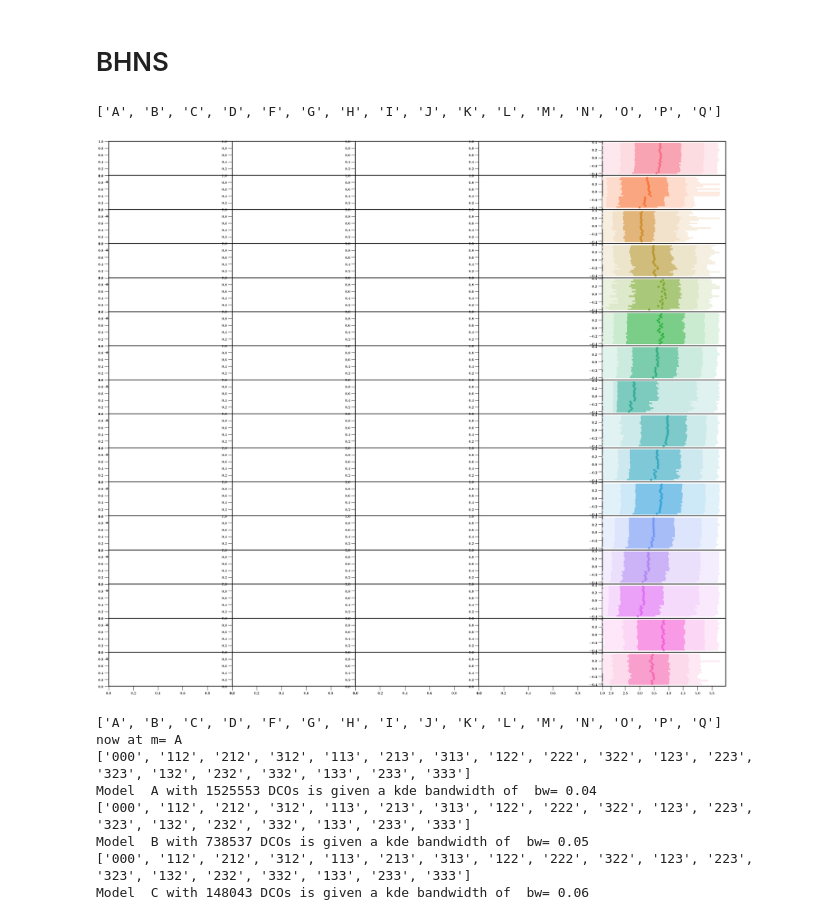
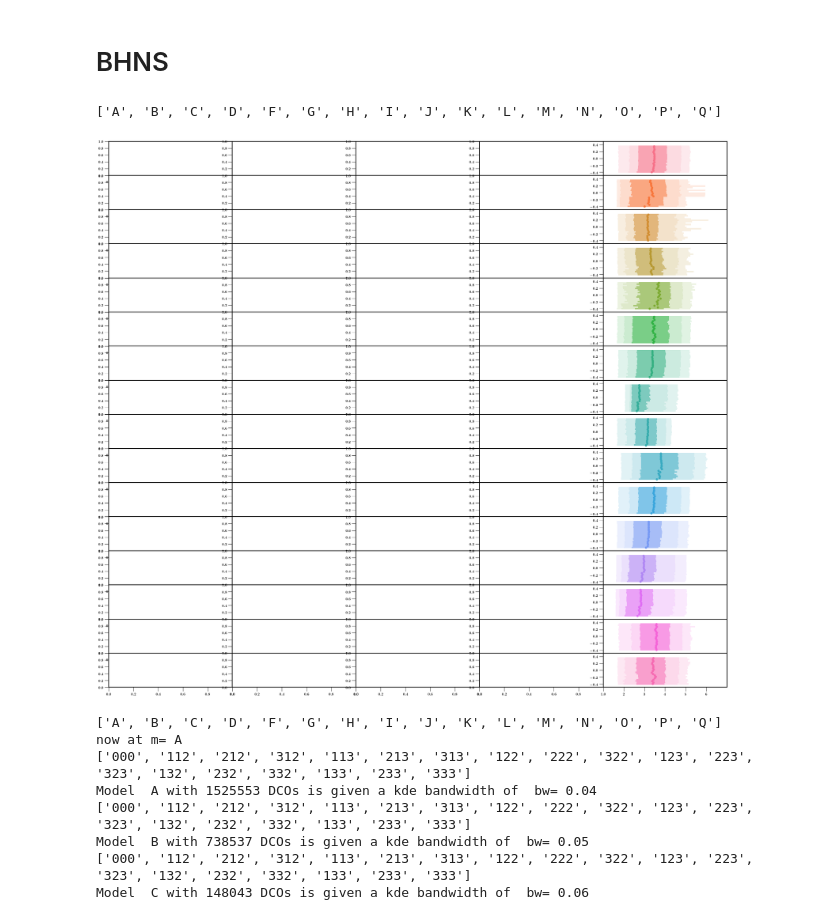
Before and after one commit to FloorBroekgaarden/Double-Compact-Object-Mergers, a Jupyter notebook: plottingCode/Fig_4_and_Fig_5_and_Fig_6/make_figure_4_5_and_6-Only_Masses.ipynb, the cells around one changed output. Cells and saved outputs as stored; diff of their text form; code cells hidden in the pictures.

Commit message:
updated new figure

```diff
--- a/plottingCode/Fig_4_and_Fig_5_and_Fig_6/make_figure_4_5_and_6-Only_Masses.ipynb
+++ b/plottingCode/Fig_4_and_Fig_5_and_Fig_6/make_figure_4_5_and_6-Only_Masses.ipynb
@@ -587,6 +582,21 @@ def plot_percentiles(axe_ind=None, xparam='Mass1', BPSmodelNames=['A'], MSSFRmod
 
 
     return
+# %%
+
+def make_up_axis(axe=None, xlim=[1,3.], ylim=[0.1,10], nameX='xname', nameY='yname', logY=False, logX=False):
+
+    if logY==True:
+        axe.set_yscale('log')
+    if logX==True:
+        axe.set_xscale('log')
+    axe.set_xlim(xlim[0], xlim[1])
+    axe.set_ylim(ylim[0], ylim[1])
+#     if nameX!=None
+#     axe = layoutAxes(ax=axe, nameX=nameX, nameY=nameY)
+
+
+    return
 # %%
 nModels=17
 BPSnameslist = list(string.ascii_uppercase)[0:nModels]
@@ -617,7 +627,9 @@ def mass_distribution_plot(axe_ind=None, xparam='M1', BPSmodelNames=['A'], MSSFR
         plot_percentiles(axe_ind, xparam, BPSmodelNames, MSSFRmodelNames, DCOtype,  \
                               xlim, ylim, whichWeight, path_dir, pathQuantiles)
 
-
+        for ind_bps, bps_name in enumerate(BPSnameslist):
+            axe = ax[ind_bps, axe_ind]
+            make_up_axis(axe=axe, xlim=xlim, ylim=ylim , nameX='xname', nameY='yname', logY=False, logX=False)
 
 
 
@@ -648,35 +660,35 @@ TYPE = 'BHNS'
 # I do NOT want model E
 if 'E' in BPSnameslist:
     BPSnameslist.remove('E')
 print(BPSnameslist)
 
 
 
 whichWeight='det'
 
 
 
 labelname = r' $\mathcal{M}_{\rm{c}}$ $ \,  [\rm{M}_{\odot}]$'
 xparam='ChirpMass'
 mass_distribution_plot(axe_ind=4, xparam=xparam,  BPSmodelNames=BPSnameslist,\
         MSSFRmodelNames=MSSFRnameslist, DCOtype=TYPE, xvarrange=[1, 7],  labelname=labelname, \
-                              xlim=[1.01,6.999], ylim=[0.0,None],  whichWeight=whichWeight,  path_dir=path_dir, quantiles=True)
+                              xlim=[1.01,5.999], ylim=[-0.5, 0.5],  whichWeight=whichWeight,  path_dir=path_dir, quantiles=True)
 
 
 
 plt.tight_layout()
 plt.subplots_adjust(wspace=0, hspace=0)
 plt.savefig('./KDEplot_masses' + whichWeight +'_'  + TYPE+ '.png', transparent=False)
 plt.show()
 plt.close()
 
 
 
 
 # ChirpMass Mass1, Mass2 tc, log10(tc)TotMass, q, metallicitySystems,log10metallicitySystems, tdelay, log10(tdelay)
 # %% [output]
 ['A', 'B', 'C', 'D', 'F', 'G', 'H', 'I', 'J', 'K', 'L', 'M', 'N', 'O', 'P', 'Q']
-[figure, old version]
+[figure, new version]
 # %%
 
 # add location of the COMPAS hdf5 files:
```
Also changed, not shown: parts of 2 cells of this notebook, 1 other file.
